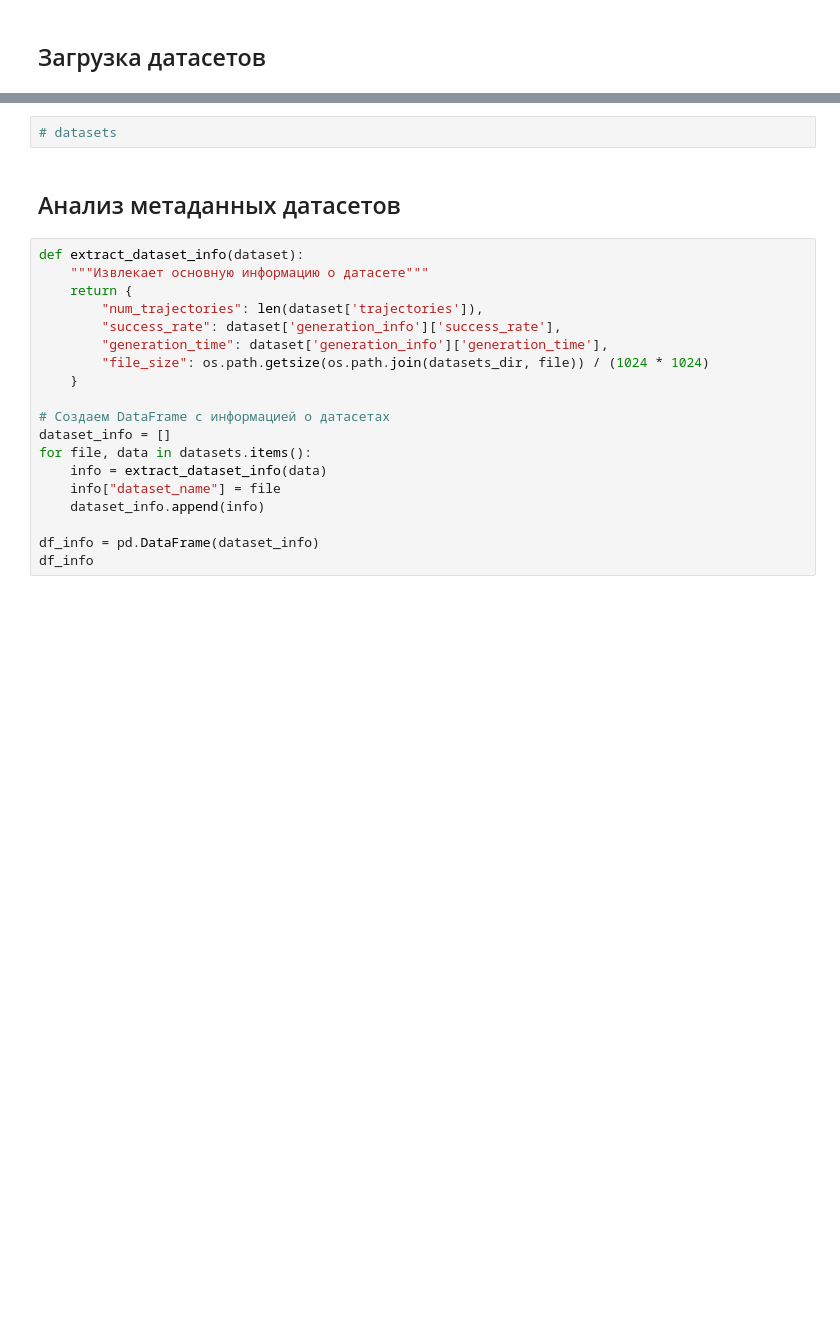
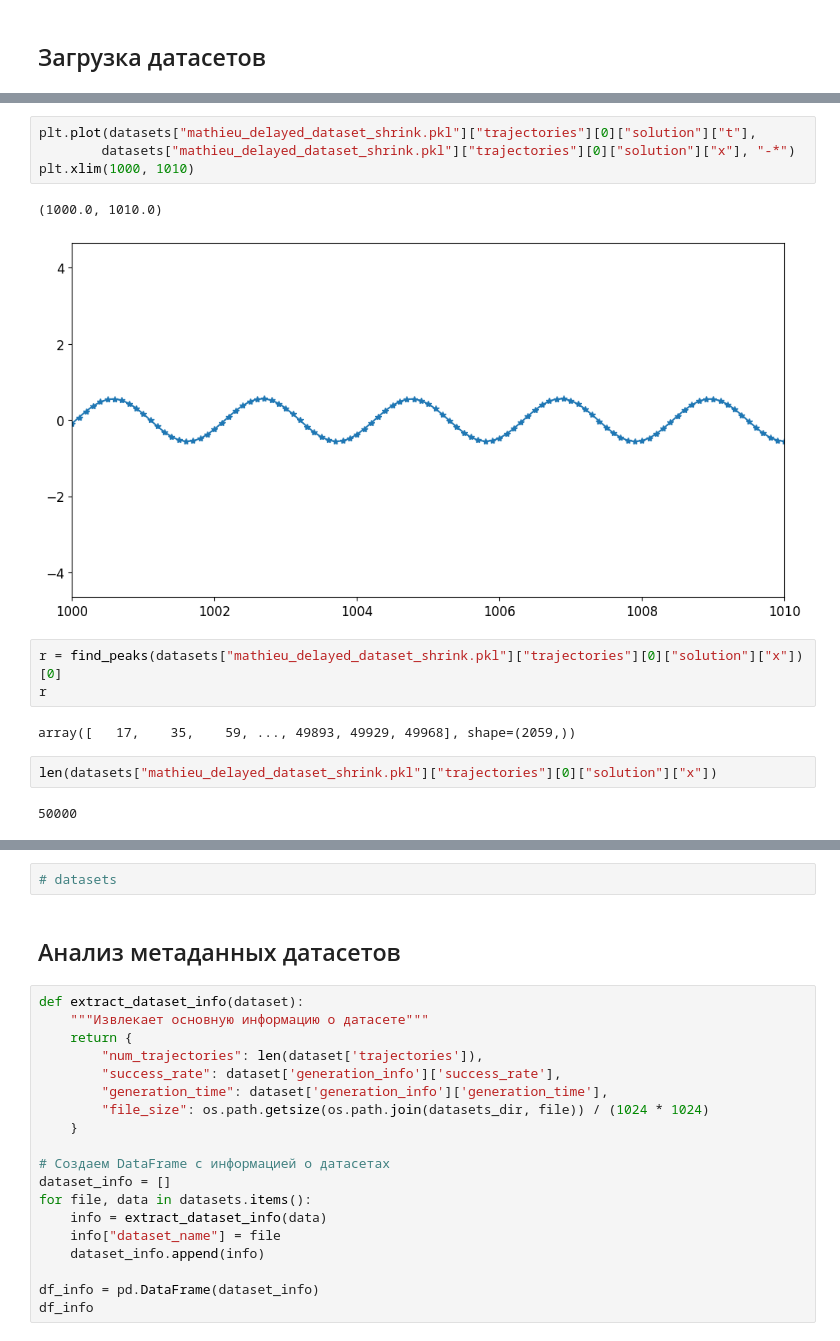
Before and after one commit to aHadoouken/timeseries_forecasting, a Jupyter notebook: create_datasets/dataset_analysis.ipynb, the cells around one changed output, grey strips where cells are left out. Cells and saved outputs as stored; diff of their text form; blank space fills up the shorter version.

```diff
--- a/create_datasets/dataset_analysis.ipynb
+++ b/create_datasets/dataset_analysis.ipynb
@@ -61,0 +184,16 @@ datasets["mathieu_delayed_dataset.pkl"]["trajectories"][0]
+# %%
+plt.plot(datasets["mathieu_delayed_dataset_shrink.pkl"]["trajectories"][0]["solution"]["t"],
+        datasets["mathieu_delayed_dataset_shrink.pkl"]["trajectories"][0]["solution"]["x"], "-*")
+plt.xlim(1000, 1010)
+# %% [output]
+(1000.0, 1010.0)
+[figure, added]
+# %%
+r = find_peaks(datasets["mathieu_delayed_dataset_shrink.pkl"]["trajectories"][0]["solution"]["x"])[0]
+r
+# %% [output]
+array([   17,    35,    59, ..., 49893, 49929, 49968], shape=(2059,))
+# %%
+len(datasets["mathieu_delayed_dataset_shrink.pkl"]["trajectories"][0]["solution"]["x"])
+# %% [output]
+50000
```
Also changed, not shown: parts of 26 cells of this notebook, 11 other files.
